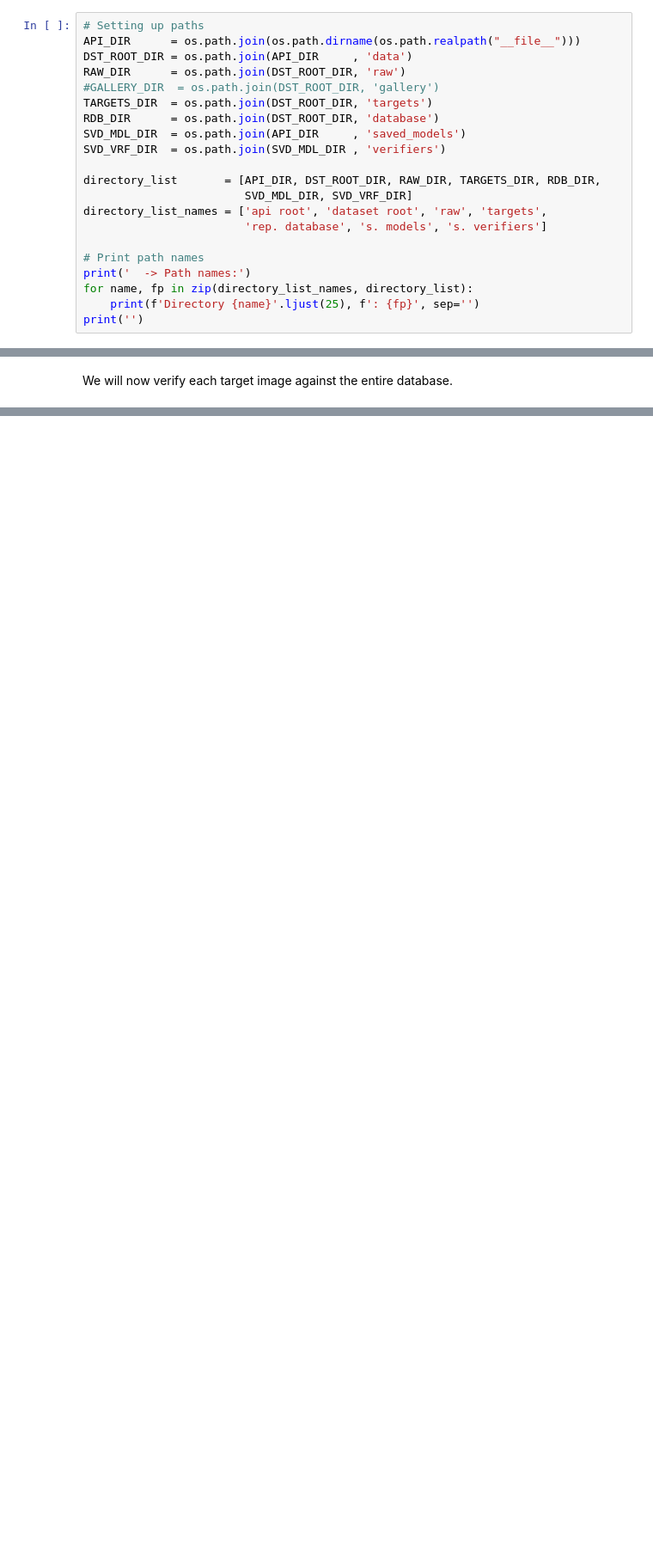
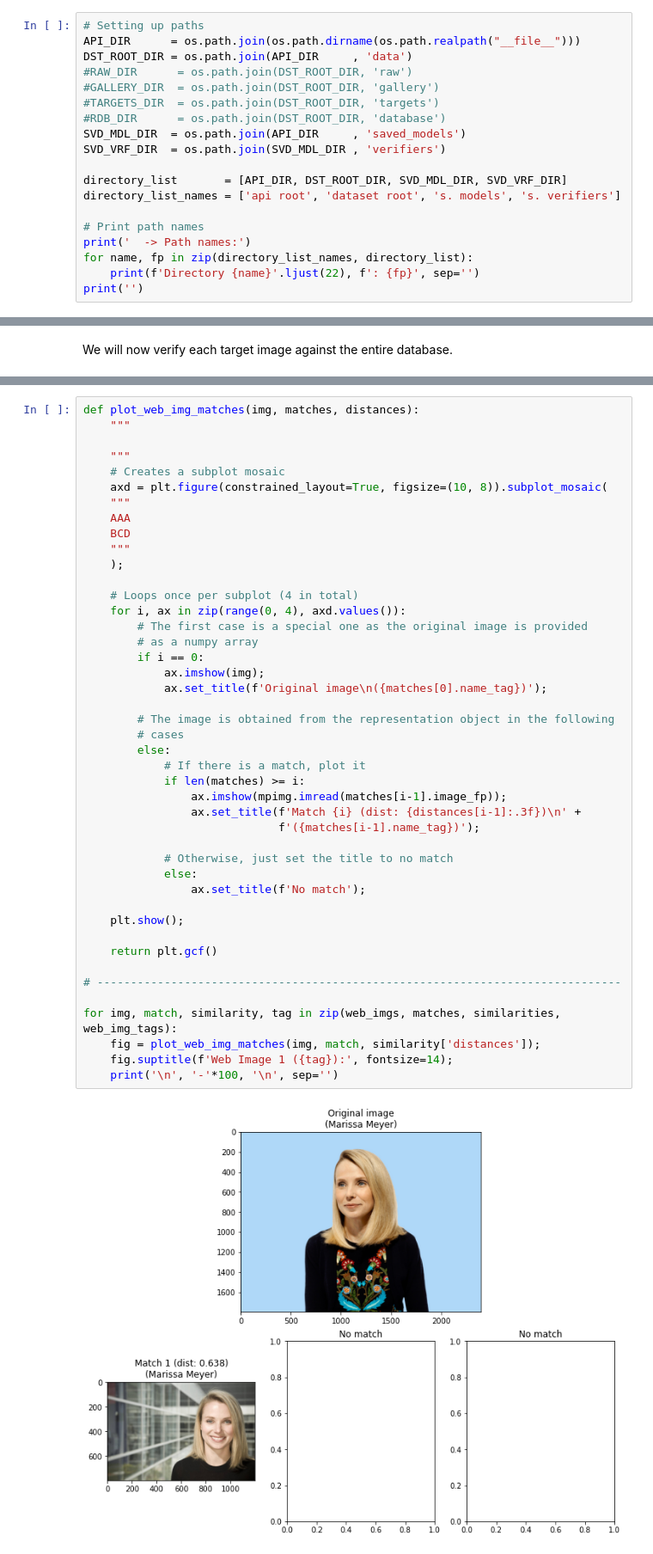
Before and after one commit to likeshadows42/loki, a Jupyter notebook: api/FR_complete_demo.ipynb, the cells around one changed output, grey strips where cells are left out. Shown at 86% size. Saved outputs shown, nothing was run; the diff lists cells and outputs as text; blank space fills up the shorter version.

```diff
--- a/api/FR_complete_demo.ipynb
+++ b/api/FR_complete_demo.ipynb
@@ -25,22 +33,20 @@ from timeit                  import default_timer as timer
 # Setting up paths
 API_DIR      = os.path.join(os.path.dirname(os.path.realpath("__file__")))
 DST_ROOT_DIR = os.path.join(API_DIR     , 'data')
-RAW_DIR      = os.path.join(DST_ROOT_DIR, 'raw')
+#RAW_DIR      = os.path.join(DST_ROOT_DIR, 'raw')
 #GALLERY_DIR  = os.path.join(DST_ROOT_DIR, 'gallery')
-TARGETS_DIR  = os.path.join(DST_ROOT_DIR, 'targets')
-RDB_DIR      = os.path.join(DST_ROOT_DIR, 'database')
+#TARGETS_DIR  = os.path.join(DST_ROOT_DIR, 'targets')
+#RDB_DIR      = os.path.join(DST_ROOT_DIR, 'database')
 SVD_MDL_DIR  = os.path.join(API_DIR     , 'saved_models')
 SVD_VRF_DIR  = os.path.join(SVD_MDL_DIR , 'verifiers')
 
-directory_list       = [API_DIR, DST_ROOT_DIR, RAW_DIR, TARGETS_DIR, RDB_DIR,
-                        SVD_MDL_DIR, SVD_VRF_DIR]
-directory_list_names = ['api root', 'dataset root', 'raw', 'targets',
-                        'rep. database', 's. models', 's. verifiers']
+directory_list       = [API_DIR, DST_ROOT_DIR, SVD_MDL_DIR, SVD_VRF_DIR]
+directory_list_names = ['api root', 'dataset root', 's. models', 's. verifiers']
 
 # Print path names
 print('  -> Path names:')
 for name, fp in zip(directory_list_names, directory_list):
-    print(f'Directory {name}'.ljust(25), f': {fp}', sep='')
+    print(f'Directory {name}'.ljust(22), f': {fp}', sep='')
 print('')
 # %% [output]
   -> Path names:
@@ -1390,0 +1593,46 @@ similarity_obj
+# %%
+def plot_web_img_matches(img, matches, distances):
+    """
+
+    """
+    # Creates a subplot mosaic
+    axd = plt.figure(constrained_layout=True, figsize=(10, 8)).subplot_mosaic(
+    """
+    AAA
+    BCD
+    """
+    );
+
+    # Loops once per subplot (4 in total)
+    for i, ax in zip(range(0, 4), axd.values()):
+        # The first case is a special one as the original image is provided
+        # as a numpy array
+        if i == 0:
+            ax.imshow(img);
+            ax.set_title(f'Original image\n({matches[0].name_tag})');
+
+        # The image is obtained from the representation object in the following
+        # cases
+        else:
+            # If there is a match, plot it
+            if len(matches) >= i:
+                ax.imshow(mpimg.imread(matches[i-1].image_fp));
+                ax.set_title(f'Match {i} (dist: {distances[i-1]:.3f})\n' +
+                             f'({matches[i-1].name_tag})');
+
+            # Otherwise, just set the title to no match
+            else:
+                ax.set_title(f'No match');
+
+    plt.show();
+
+    return plt.gcf()
+
+# ------------------------------------------------------------------------------
+
+for img, match, similarity, tag in zip(web_imgs, matches, similarities, web_img_tags):
+    fig = plot_web_img_matches(img, match, similarity['distances']);
+    fig.suptitle(f'Web Image 1 ({tag}):', fontsize=14);
+    print('\n', '-'*100, '\n', sep='')
+# %% [output]
+[figure, added]
```
Also changed, not shown: parts of 27 cells of this notebook.
